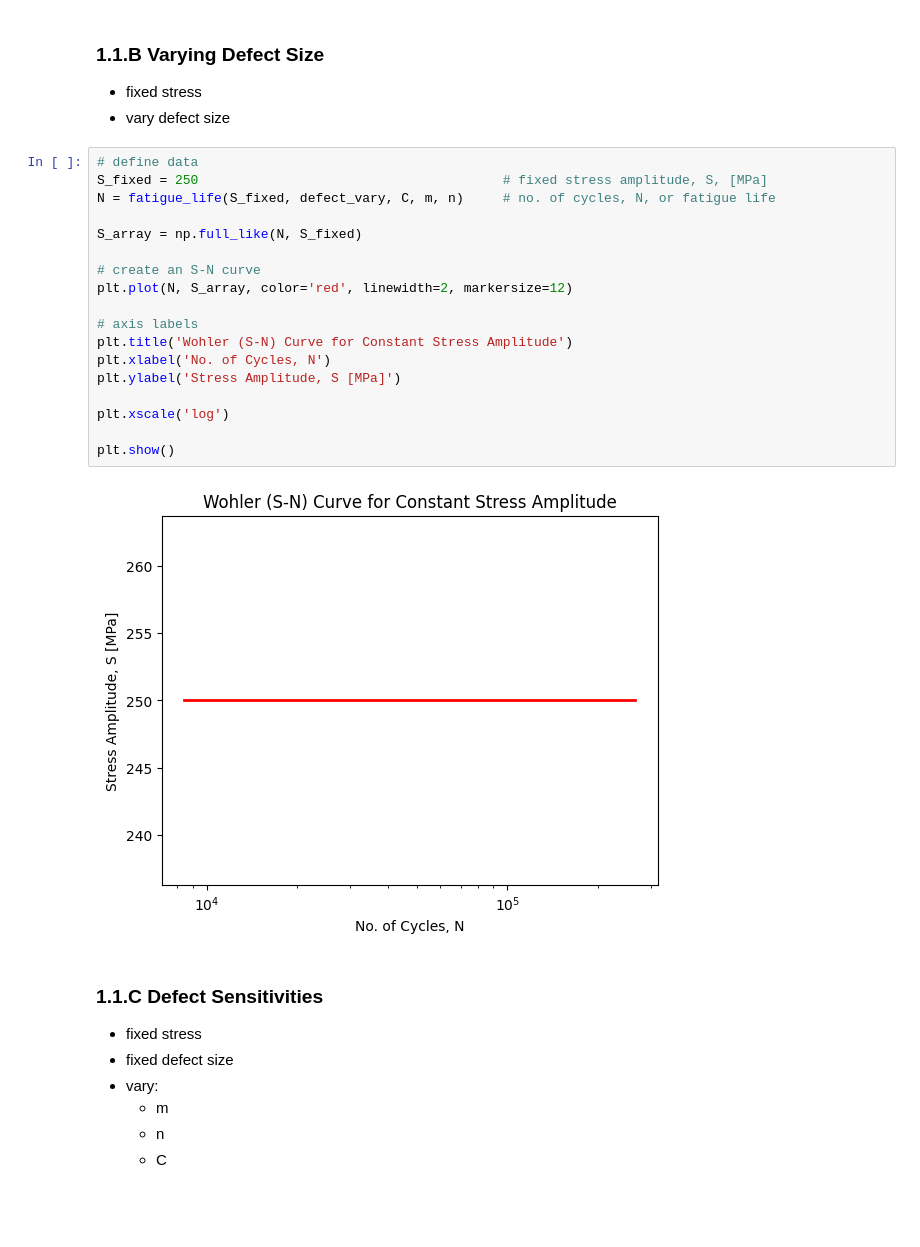
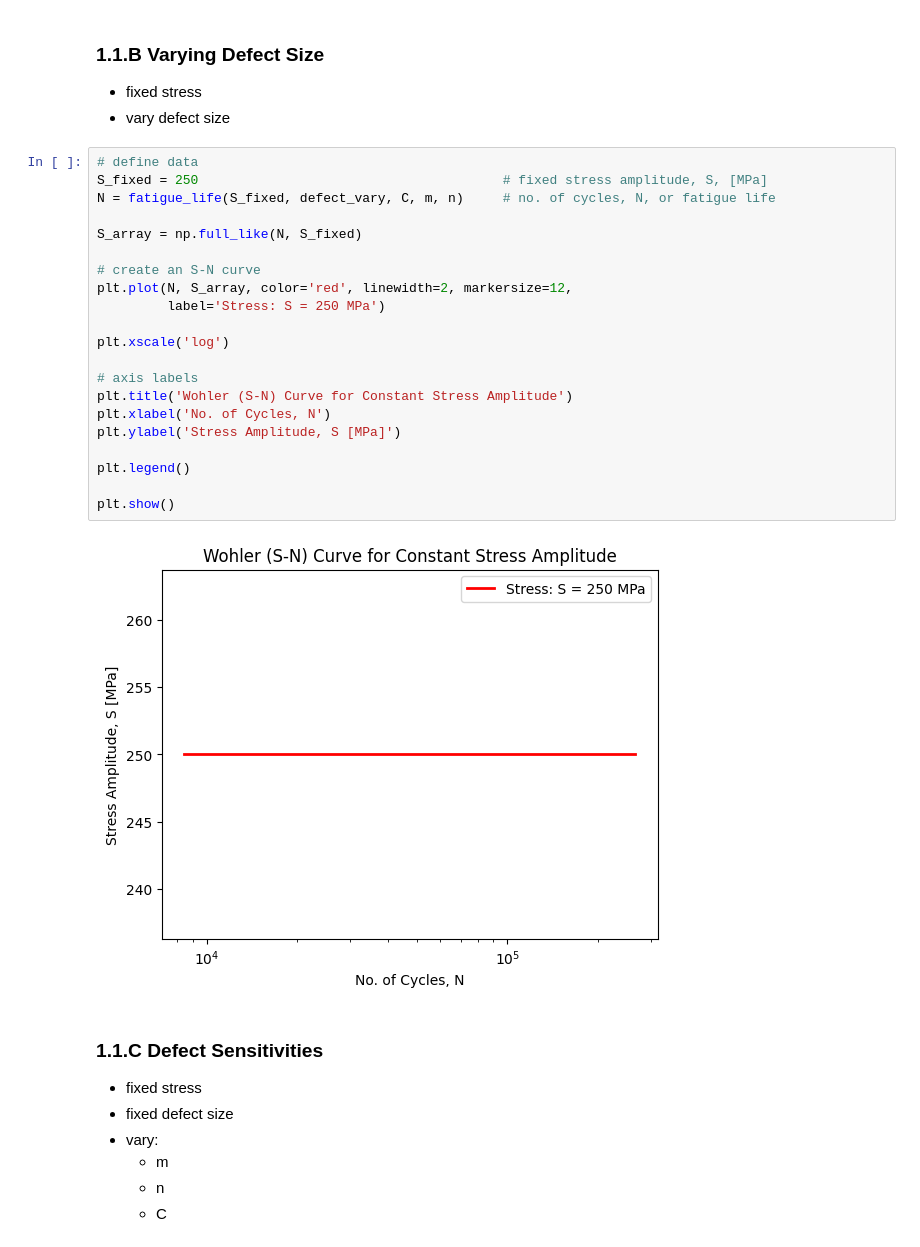
Before and after one commit to jessk816/pinn, a Jupyter notebook: models/deterministic.ipynb, the cells around one changed output. Drawn from its saved outputs; the diff is of its cells as text; blank space fills up the shorter version.

```diff
--- a/models/deterministic.ipynb
+++ b/models/deterministic.ipynb
@@ -127,23 +161,26 @@ plt.show()
 # %%
 # define data
 S_fixed = 250                                       # fixed stress amplitude, S, [MPa]
 N = fatigue_life(S_fixed, defect_vary, C, m, n)     # no. of cycles, N, or fatigue life
 
 S_array = np.full_like(N, S_fixed)
 
 # create an S-N curve
-plt.plot(N, S_array, color='red', linewidth=2, markersize=12)
+plt.plot(N, S_array, color='red', linewidth=2, markersize=12,
+         label='Stress: S = 250 MPa')
+
+plt.xscale('log')
 
 # axis labels
 plt.title('Wohler (S-N) Curve for Constant Stress Amplitude')
 plt.xlabel('No. of Cycles, N')
 plt.ylabel('Stress Amplitude, S [MPa]')
 
-plt.xscale('log')
+plt.legend()
 
 plt.show()
 # %% [output]
-[figure, old version]
+[figure, new version]
 # %% [markdown]
 ### 1.1.C Defect Sensitivities
 - fixed stress
```
Also changed, not shown: parts of 10 cells of this notebook, 1 other file.
